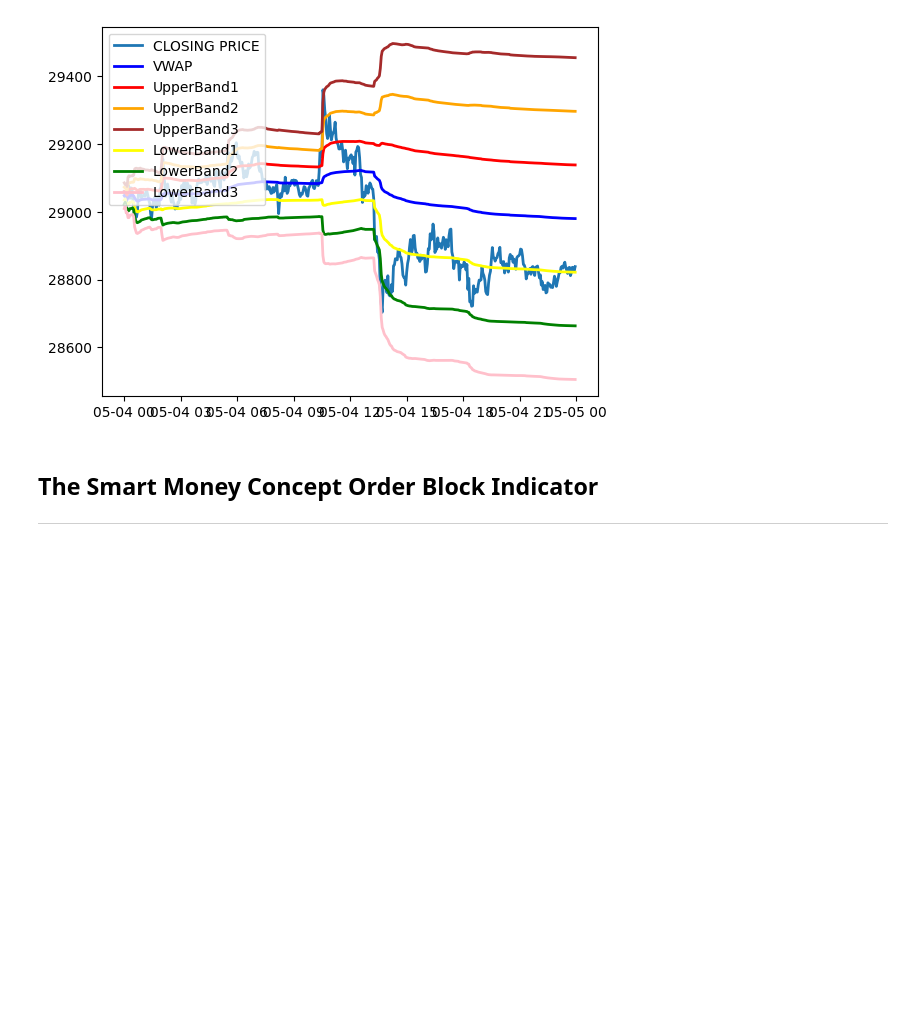
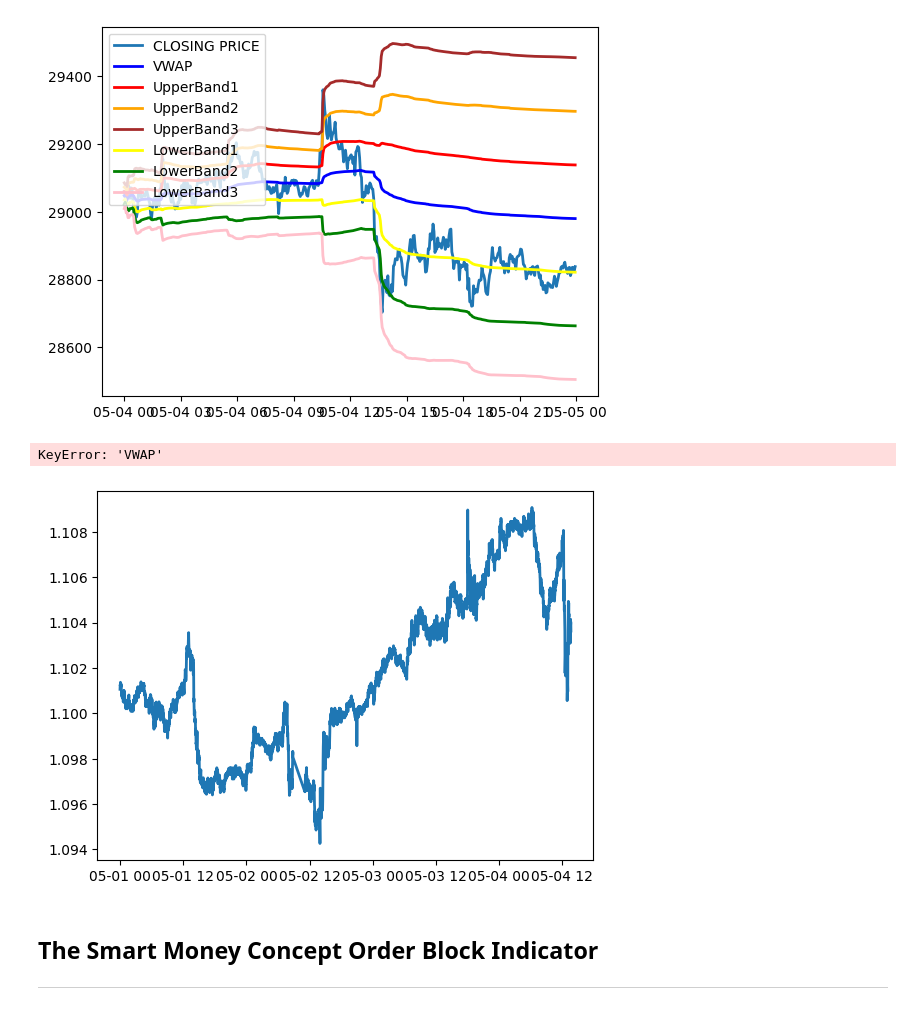
Before and after one commit to d3nnis2001/PIES, a Jupyter notebook: algo.ipynb, the cells around one changed output. Saved outputs shown, nothing was run; the diff lists cells and outputs as text; code cells hidden in the pictures; blank space fills up the shorter version.

```diff
--- a/algo.ipynb
+++ b/algo.ipynb
@@ -340,6 +346,20 @@ plt.legend(loc = 'upper left')
 plt.show()
 # %% [output]
 [figure]
+# %%
+plt.plot(data3['Close'], linewidth = 2, label = 'CLOSING PRICE')
+plt.plot(data3['VWAP'], color = 'blue', linewidth = 2, label = 'VWAP')
+plt.plot(data3['UpperBand1'], color = 'red', linewidth = 2, label = 'UpperBand1')
+plt.plot(data3['UpperBand2'], color = 'orange', linewidth = 2, label = 'UpperBand2')
+plt.plot(data3['UpperBand3'], color = 'brown', linewidth = 2, label = 'UpperBand3')
+plt.plot(data3['LowerBand1'], color = 'yellow', linewidth = 2, label = 'LowerBand1')
+plt.plot(data3['LowerBand2'], color = 'green', linewidth = 2, label = 'LowerBand2')
+plt.plot(data3['LowerBand3'], color = 'pink', linewidth = 2, label = 'LowerBand3')
+plt.legend(loc = 'upper left')
+plt.show()
+# %% [output]
+KeyError: 'VWAP'
+[figure, added]
 # %% [markdown]
 ## The Smart Money Concept Order Block Indicator
 ---
```
Also changed, not shown: parts of 6 cells of this notebook, 4 other files.
